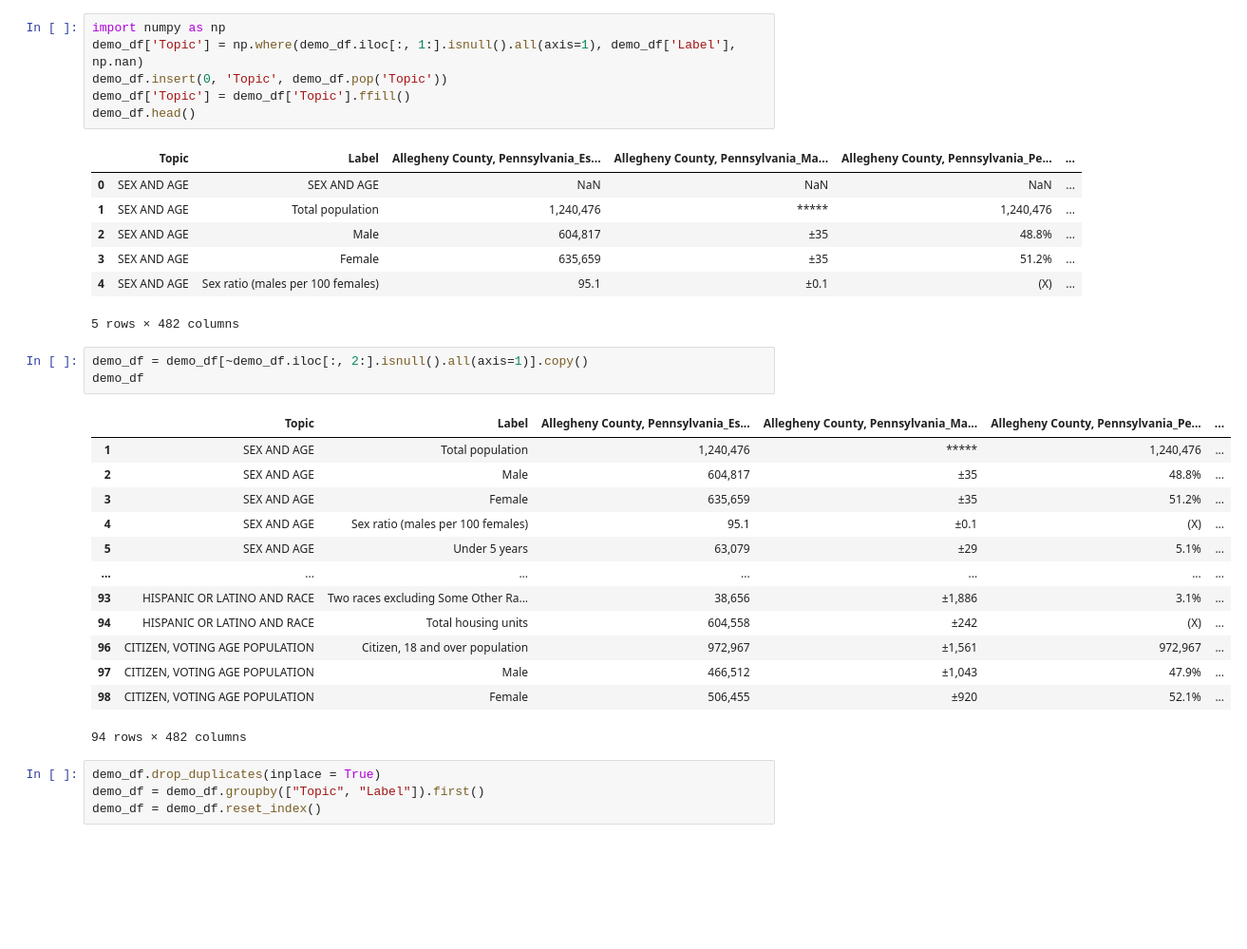
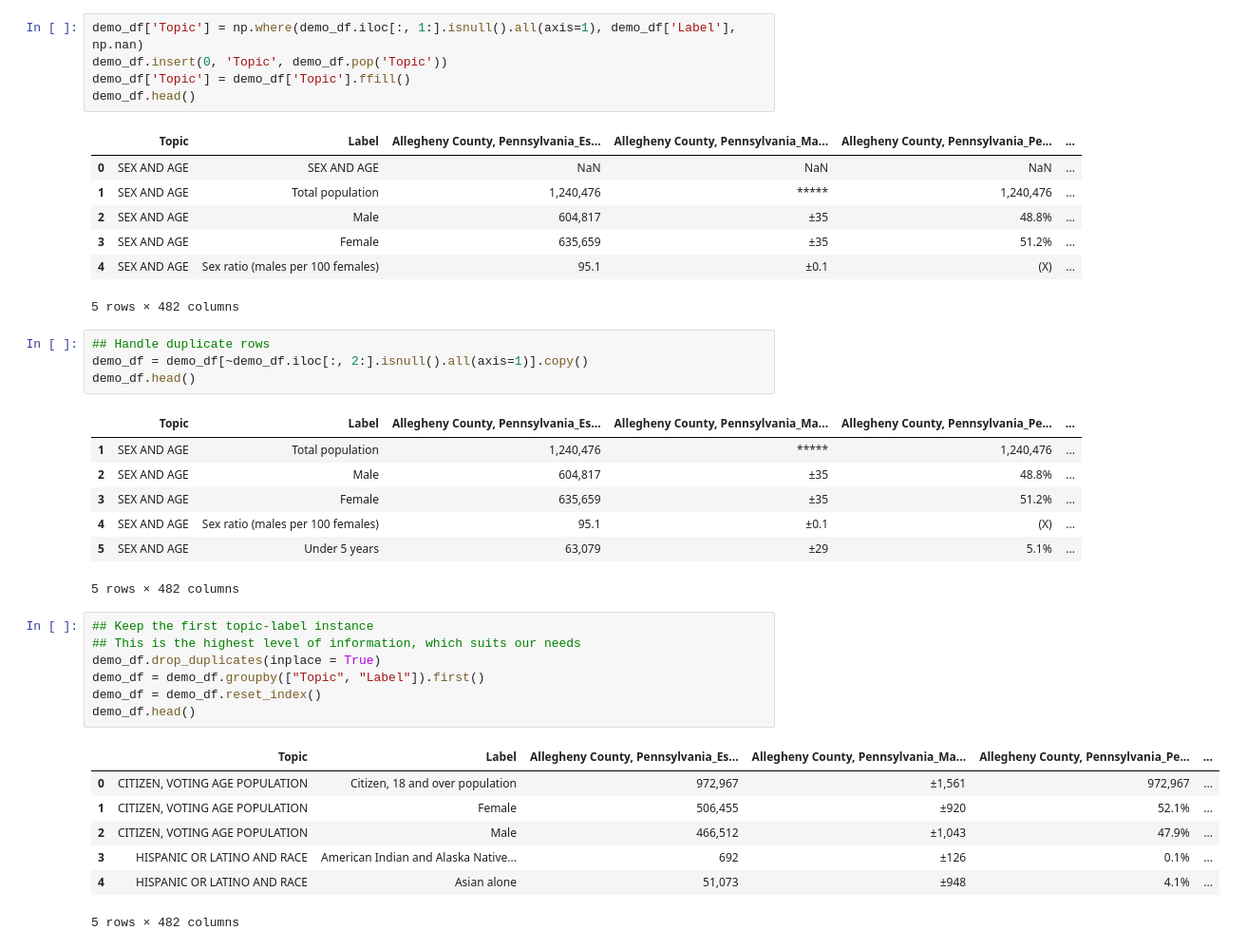
Before and after one commit to KateMunkacsy/90803ML-FinalProject, a Jupyter notebook: 6_additional_analyses.ipynb, the cells around one changed output. Shown at 95% size. Drawn from its saved outputs; the diff is of its cells as text; blank space fills up the shorter version.

```diff
--- a/6_additional_analyses.ipynb
+++ b/6_additional_analyses.ipynb
@@ -27,5 +26,4 @@ demo_df.head()
 # %%
-import numpy as np
 demo_df['Topic'] = np.where(demo_df.iloc[:, 1:].isnull().all(axis=1), demo_df['Label'], np.nan)
 demo_df.insert(0, 'Topic', demo_df.pop('Topic'))
 demo_df['Topic'] = demo_df['Topic'].ffill()
@@ -39,23 +37,29 @@ demo_df.head()
 | 4 | SEX AND AGE | Sex ratio (males per 100 females) | 95.1 | ±0.1 | (X) | ... |
 5 rows × 482 columns
 # %%
+## Handle duplicate rows
 demo_df = demo_df[~demo_df.iloc[:, 2:].isnull().all(axis=1)].copy()
-demo_df
+demo_df.head()
 # %% [output]
 |  | Topic | Label | Allegheny County, Pennsylvania_Es... | Allegheny County, Pennsylvania_Ma... | Allegheny County, Pennsylvania_Pe... | ... |
 | 1 | SEX AND AGE | Total population | 1,240,476 | ***** | 1,240,476 | ... |
 | 2 | SEX AND AGE | Male | 604,817 | ±35 | 48.8% | ... |
 | 3 | SEX AND AGE | Female | 635,659 | ±35 | 51.2% | ... |
 | 4 | SEX AND AGE | Sex ratio (males per 100 females) | 95.1 | ±0.1 | (X) | ... |
 | 5 | SEX AND AGE | Under 5 years | 63,079 | ±29 | 5.1% | ... |
-| ... | ... | ... | ... | ... | ... | ... |
-| 93 | HISPANIC OR LATINO AND RACE | Two races excluding Some Other Ra... | 38,656 | ±1,886 | 3.1% | ... |
-| 94 | HISPANIC OR LATINO AND RACE | Total housing units | 604,558 | ±242 | (X) | ... |
-| 96 | CITIZEN, VOTING AGE POPULATION | Citizen, 18 and over population | 972,967 | ±1,561 | 972,967 | ... |
-| 97 | CITIZEN, VOTING AGE POPULATION | Male | 466,512 | ±1,043 | 47.9% | ... |
-| 98 | CITIZEN, VOTING AGE POPULATION | Female | 506,455 | ±920 | 52.1% | ... |
-94 rows × 482 columns
+5 rows × 482 columns
 # %%
+## Keep the first topic-label instance
+## This is the highest level of information, which suits our needs
 demo_df.drop_duplicates(inplace = True)
 demo_df = demo_df.groupby(["Topic", "Label"]).first()
 demo_df = demo_df.reset_index()
+demo_df.head()
+# %% [output]
+|  | Topic | Label | Allegheny County, Pennsylvania_Es... | Allegheny County, Pennsylvania_Ma... | Allegheny County, Pennsylvania_Pe... | ... |
+| 0 | CITIZEN, VOTING AGE POPULATION | Citizen, 18 and over population | 972,967 | ±1,561 | 972,967 | ... |
+| 1 | CITIZEN, VOTING AGE POPULATION | Female | 506,455 | ±920 | 52.1% | ... |
+| 2 | CITIZEN, VOTING AGE POPULATION | Male | 466,512 | ±1,043 | 47.9% | ... |
+| 3 | HISPANIC OR LATINO AND RACE | American Indian and Alaska Native... | 692 | ±126 | 0.1% | ... |
+| 4 | HISPANIC OR LATINO AND RACE | Asian alone | 51,073 | ±948 | 4.1% | ... |
+5 rows × 482 columns
```
Also changed, not shown: parts of 23 cells of this notebook.
